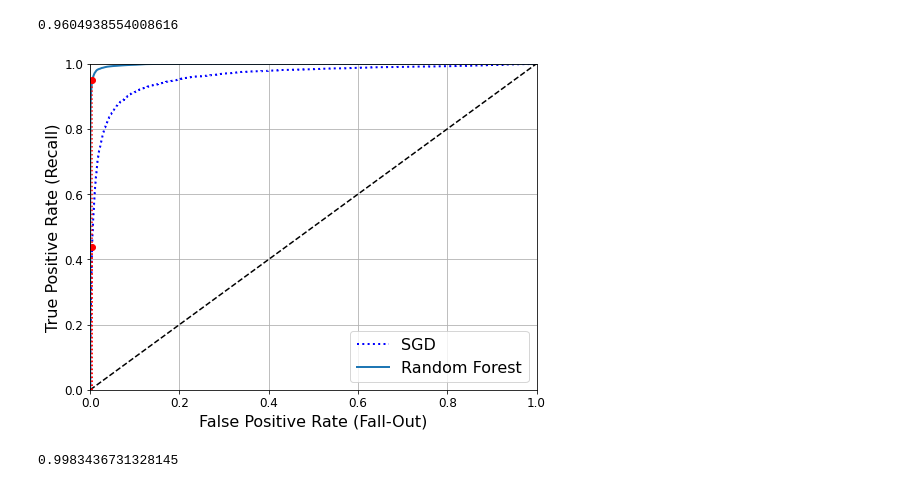
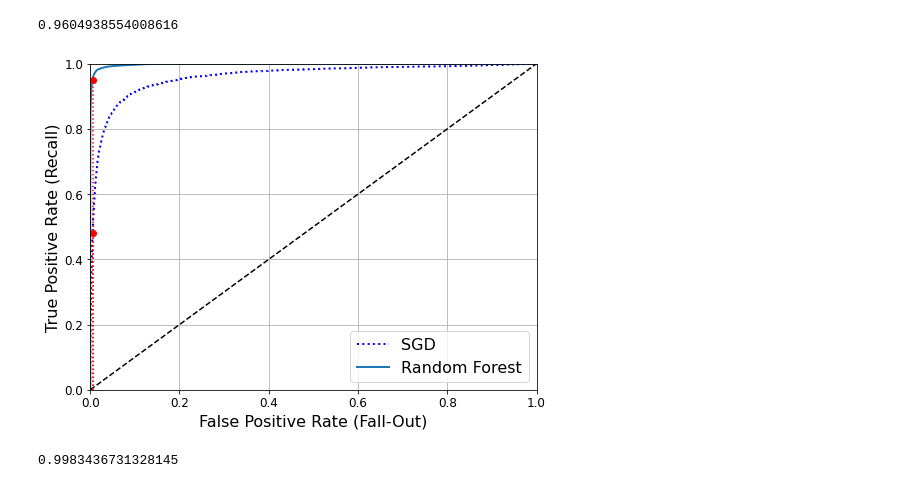
Before and after one commit to ddingz/ML-handson, a Jupyter notebook: chapter03.ipynb, the cells around one changed output. Cells and saved outputs as stored; diff of their text form; code cells hidden in the pictures.

```diff
--- a/chapter03.ipynb
+++ b/chapter03.ipynb
@@ -292,7 +293,7 @@ fpr,tpr,thresholds=roc_curve(y_train_5,y_scores)
 # %%
 def plot_roc_curve(fpr,tpr,label=None):
   plt.plot(fpr,tpr,linewidth=2,label=label)
-  plt.plot([0,1],[0,1],'k--')  #dashed diagonal
+  plt.plot([0,1],[0,1],'k--')  #대각 점선
   plt.axis([0,1,0,1])
   plt.xlabel('False Positive Rate (Fall-Out)',fontsize=16)
   plt.ylabel('True Positive Rate (Recall)',fontsize=16)
@@ -300,8 +301,9 @@ def plot_roc_curve(fpr,tpr,label=None):
 
 plt.figure(figsize=(8,6))
 plot_roc_curve(fpr,tpr)
-plt.plot([4.837e-3,4.837e-3],[0.,0.4368],"r:")
-plt.plot([0.0,4.837e-3],[0.4368,0.4368],"r:")
-plt.plot([4.837e-3],[0.4368],"ro")
+fpr_90=fpr[np.argmax(tpr>=recall_90_precision)]
+plt.plot([fpr_90,fpr_90],[0.,recall_90_precision],"r:")
+plt.plot([0.0,fpr_90],[recall_90_precision,recall_90_precision],"r:")
+plt.plot([fpr_90],[recall_90_precision],"ro")
 plt.show()
 # %% [output]
@@ -320,19 +322,21 @@ y_probas_forest=cross_val_predict(forest_clf,X_train,y_train_5,cv=3,method="pred
 y_scores_forest=y_probas_forest[:,1]  #점수 = 양성 클래스의 확률
 fpr_forest,tpr_forest,thresholds_forest=roc_curve(y_train_5,y_scores_forest)
 # %%
+recall_for_forest=tpr_forest[np.argmax(fpr_forest>=fpr_90)]
+
 plt.figure(figsize=(8,6))
 plt.plot(fpr,tpr,"b:",linewidth=2,label="SGD")
 plot_roc_curve(fpr_forest,tpr_forest,"Random Forest")
-plt.plot([4.837e-3,4.837e-3],[0.,0.4368],"r:")
-plt.plot([0.0,4.837e-3],[0.4368,0.4368],"r:")
-plt.plot([4.837e-3],[0.4368],"ro")
-plt.plot([4.837e-3,4.837e-3],[0.,0.9487],"r:")
-plt.plot([4.837e-3],[0.9487],"ro")
+plt.plot([fpr_90,fpr_90],[0.,recall_90_precision],"r:")
+plt.plot([0.0,fpr_90],[recall_90_precision,recall_90_precision],"r:")
+plt.plot([fpr_90],[recall_90_precision],"ro")
+plt.plot([fpr_90,fpr_90],[0.,recall_for_forest],"r:")
+plt.plot([fpr_90],[recall_for_forest],"ro")
 plt.grid(True)
 plt.legend(loc="lower right",fontsize=16)
 plt.show()
 # %% [output]
-[figure, old version]
+[figure, new version]
 # %%
 roc_auc_score(y_train_5,y_scores_forest)
 # %% [output]
```
Also changed, not shown: parts of 10 cells of this notebook, 1 other file.
